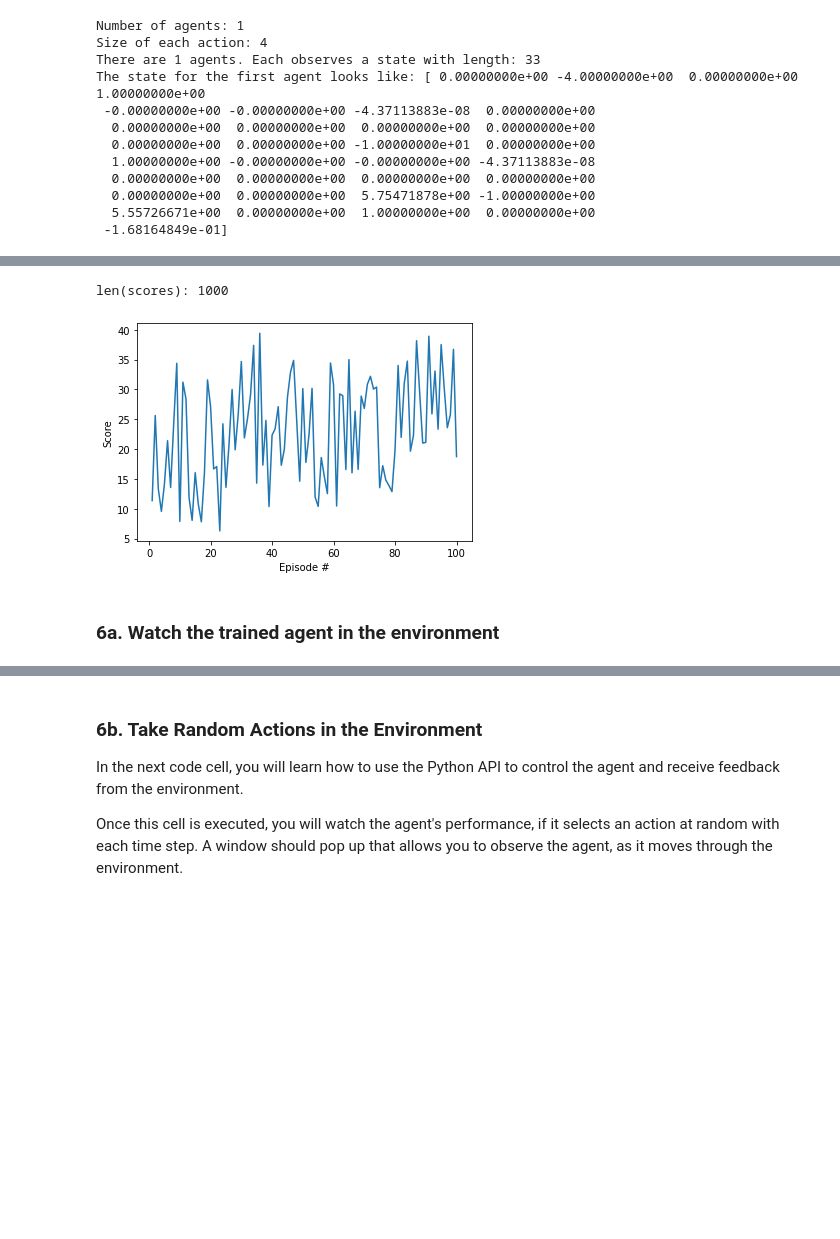
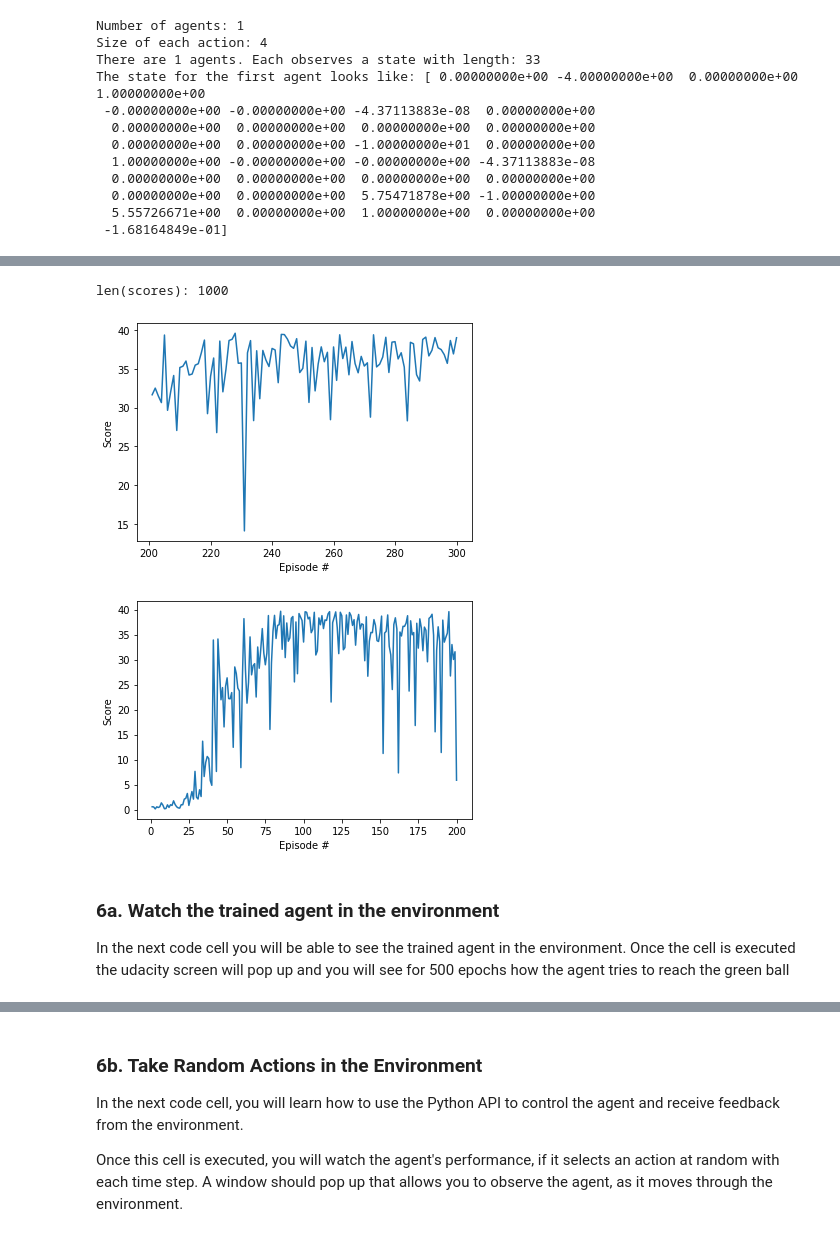
Before and after one commit to JavRodriPM/DDRLN-Project2-ReacherArm, a Jupyter notebook: Continuous_Control.ipynb, the cells around one changed output, grey strips where cells are left out. Cells and saved outputs as stored; diff of their text form; code cells hidden in the pictures; blank space fills up the shorter version.

Commit message:
Last version.
Version working.
- Updated project document
- Updated Continous Control file with the option to see the trained agent fixed.

```diff
--- a/Continuous_Control.ipynb
+++ b/Continuous_Control.ipynb
@@ -137,12 +134,10 @@ def hidden_init(layer):
     lim = 1. / np.sqrt(fan_in)
     return (-lim, lim)
 
-# neural net structure based on this thread: https://knowledge.udacity.com/questions/277763
-
 class Actor(nn.Module):
     """Actor (Policy) Model."""
 
-    def __init__(self, state_size, action_size, seed, fc1_units=256):
+    def __init__(self, state_size, action_size, seed, fc1_units=512, fc2_units=256):
         """Initialize parameters and build model.
         Params
         ======
@@ -156,22 +151,25 @@ class Actor(nn.Module):
         self.seed = torch.manual_seed(seed)
         self.fc1 = nn.Linear(state_size, fc1_units)
         self.batch_norm1 = nn.BatchNorm1d(fc1_units)
-        self.fc2 = nn.Linear(fc1_units, action_size)
+        self.fc2 = nn.Linear(fc1_units, fc2_units)
+        self.fc3 = nn.Linear(fc2_units, action_size)
         self.reset_parameters()
 
     def reset_parameters(self):
         self.fc1.weight.data.uniform_(*hidden_init(self.fc1))
-        self.fc2.weight.data.uniform_(-3e-3, 3e-3)
+        self.fc2.weight.data.uniform_(*hidden_init(self.fc1))
+        self.fc3.weight.data.uniform_(-3e-3, 3e-3)
 
     def forward(self, state):
         """Build an actor (policy) network that maps states -> actions."""
-        x = F.relu(self.batch_norm1(self.fc1(state)))
-        return F.tanh(self.fc2(x))
+        x = F.leaky_relu(self.batch_norm1(self.fc1(state)))
+        x = F.leaky_relu(self.fc2(x))
+        return F.tanh(self.fc3(x))
 
 class Critic(nn.Module):
     """Critic (Value) Model."""
 
-    def __init__(self, state_size, action_size, seed, fcs1_units=256, fc2_units=256, fc3_units=128):
+    def __init__(self, state_size, action_size, seed, fcs1_units=512, fc2_units=256): #,fc3_units=128):
         """Initialize parameters and build model.
         Params
         ======
@@ -186,20 +184,26 @@ class Critic(nn.Module):
         self.fcs1 = nn.Linear(state_size, fcs1_units)
         self.fc2 = nn.Linear(fcs1_units+action_size, fc2_units)
         self.batch_norm1 = nn.BatchNorm1d(fc2_units)
-        self.fc3 = nn.Linear(fc2_units,fc3_units)
-        self.fc4 = nn.Linear(fc3_units, 1)
+        self.fc3 = nn.Linear(fc2_units,1)
+
+#        self.fc3 = nn.Linear(fc2_units,fc3_units)
+#        self.fc4 = nn.Linear(fc3_units, 1)
         self.reset_parameters()
 
     def reset_parameters(self):
         self.fcs1.weight.data.uniform_(*hidden_init(self.fcs1))
         self.fc2.weight.data.uniform_(*hidden_init(self.fc2))
-        self.fc3.weight.data.uniform_(*hidden_init(self.fc3))
-        self.fc4.weight.data.uniform_(-3e-3, 3e-3)
+        self.fc3.weight.data.uniform_(-3e-3, 3e-3)
+        #self.fc3.weight.data.uniform_(*hidden_init(self.fc3))
+        #self.fc4.weight.data.uniform_(-3e-3, 3e-3)
 
     def forward(self, state, action):
         """Build a critic (value) network that maps (state, action) pairs -> Q-values."""
         xs = F.leaky_relu(self.fcs1(state))
+        #xs = F.relu(self.fcs1(state))
         x = torch.cat((xs, action), dim=1)
         x = F.leaky_relu(self.batch_norm1(self.fc2(x)))
-        x = F.leaky_relu(self.fc3(x))
-        return self.fc4(x)
+        #x = F.relu(self.batch_norm1(self.fc2(x)))
+        #x = F.leaky_relu(self.fc3(x))
+        #return self.fc4(x)
+        return self.fc3(x)
@@ -485,17 +499,25 @@ NameError: name 'plt' is not defined
 # %%
 import matplotlib.pyplot as plt
 %matplotlib inline
 print("len(scores):",len(scores))
 fig = plt.figure()
 ax = fig.add_subplot(111)
-plt.plot(np.arange(1, 101), scores[200:300])
+plt.plot(np.arange(201, 301), scores[200:300])
 plt.ylabel('Score')
 plt.xlabel('Episode #')
 plt.show()
+
+plt.plot(np.arange(1, 201), scores[000:200])
+plt.ylabel('Score')
+plt.xlabel('Episode #')
+plt.show()
 # %% [output]
 len(scores): 1000
-[figure, old version]
+[figure, new version]
+[figure, added]
-# %% [markdown]
-### 6a. Watch the trained agent in the environment
+# %% [markdown]
+### 6a. Watch the trained agent in the environment
+In the next code cell you will be able to see the trained agent in the environment.
+Once the cell is executed the udacity screen will pop up and you will see for 500 epochs how the agent tries to reach the green ball
 # %%
 # Watch the trained agent
```
Also changed, not shown: parts of 9 cells of this notebook, 25 other files.
